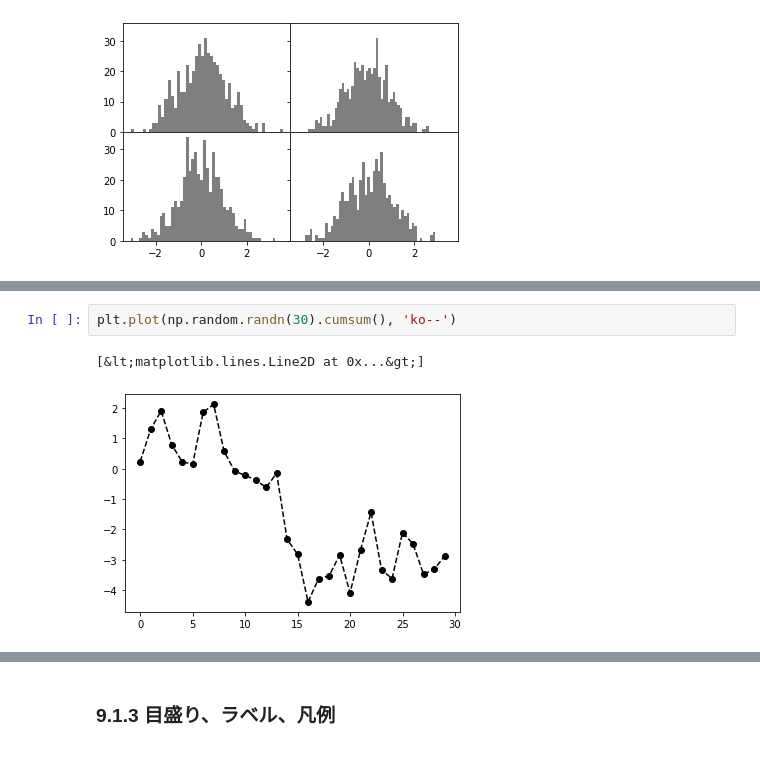
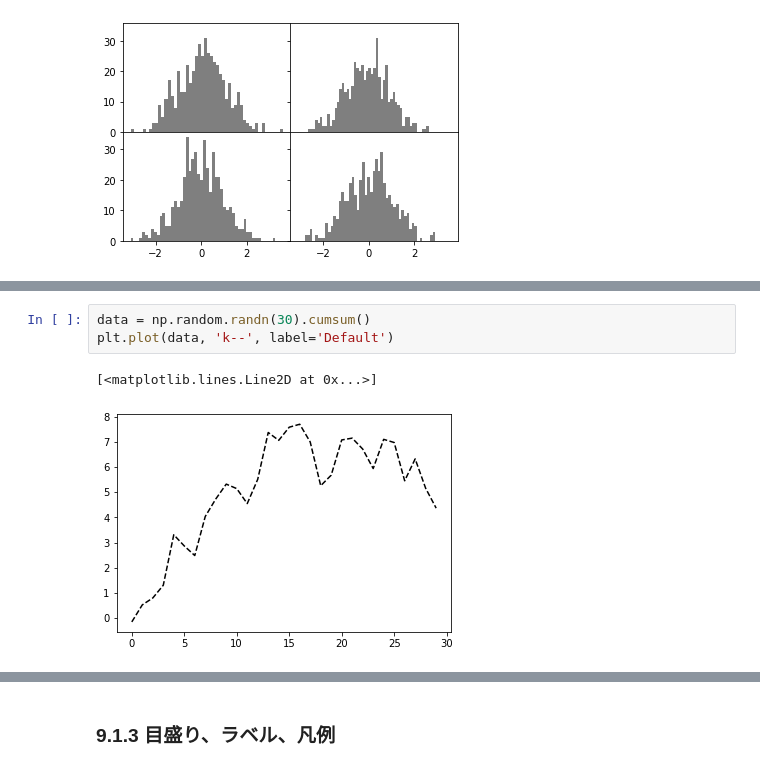
Before and after one commit to makotos-nlproc/py4da-shakyo, a Jupyter notebook: chap9.ipynb, the cells around one changed output, grey strips where cells are left out. Drawn from its saved outputs; the diff is of its cells as text.

```diff
--- a/chap9.ipynb
+++ b/chap9.ipynb
@@ -91,5 +102,6 @@ plt.subplots_adjust(wspace=0, hspace=0) # サブプロット間の幅と高さ
 # %%
-plt.plot(np.random.randn(30).cumsum(), 'ko--')
+data = np.random.randn(30).cumsum()
+plt.plot(data, 'k--', label='Default')
 # %% [output]
-[&lt;matplotlib.lines.Line2D at 0x...&gt;]
+[<matplotlib.lines.Line2D at 0x...>]
-[figure, old version]
+[figure, new version]
```
Also changed, not shown: parts of 11 cells of this notebook.
